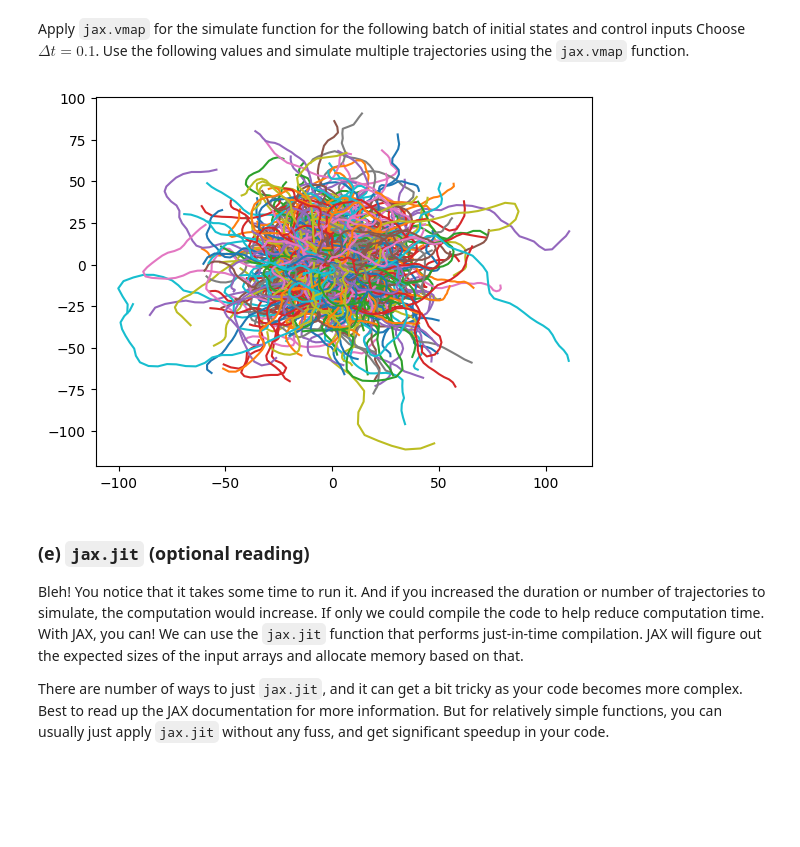
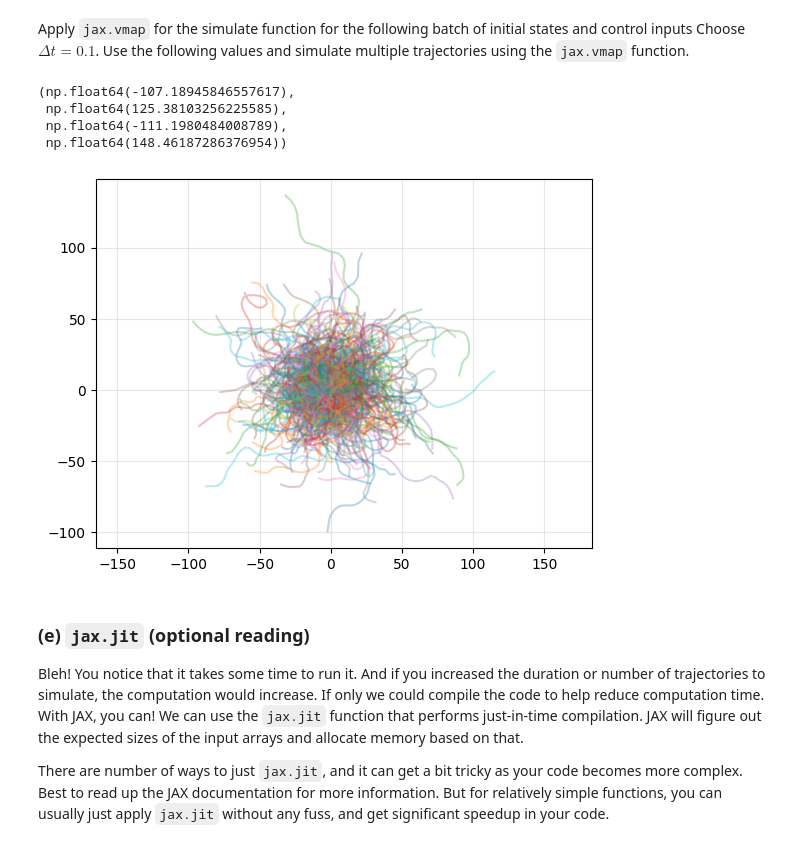
Before and after one commit to UW-CTRL/lmc-book, a Jupyter notebook: homework/hw01.ipynb, the cells around one changed output. Cells and saved outputs as stored; diff of their text form; code cells hidden in the pictures; blank space fills up the shorter version.

```diff
--- a/homework/hw01.ipynb
+++ b/homework/hw01.ipynb
@@ -218,18 +218,24 @@ Use the following values and simulate multiple trajectories using the `jax.vmap`
 # %%
 state_dim = continuous_dynamics.state_dim
 control_dim = continuous_dynamics.control_dim
 N = 1000
 n_time_steps = 50
 initial_states = jnp.array(np.random.randn(N, state_dim))
 controls = jnp.array(np.random.randn(N, n_time_steps, control_dim))
 
 trajs = jax.vmap(simulate, in_axes=[None, 0, 0, None])(
     discrete_dynamics_rk, initial_states, controls, jnp.array(dt)
 )
 
-[plt.plot(tj[:, 0], tj[:, 1]) for tj in trajs];
+[plt.plot(tj[:, 0], tj[:, 1], alpha=0.3) for tj in trajs]
+plt.grid(alpha=0.3)
+plt.axis("equal")
 # %% [output]
+(np.float64(-107.18945846557617),
+ np.float64(125.38103256225585),
+ np.float64(-111.1980484008789),
+ np.float64(148.46187286376954))
-[figure, old version]
+[figure, new version]
 # %% [markdown]
 ### (e) `jax.jit` (optional reading)
 
```
Also changed, not shown: parts of 48 cells of this notebook.
